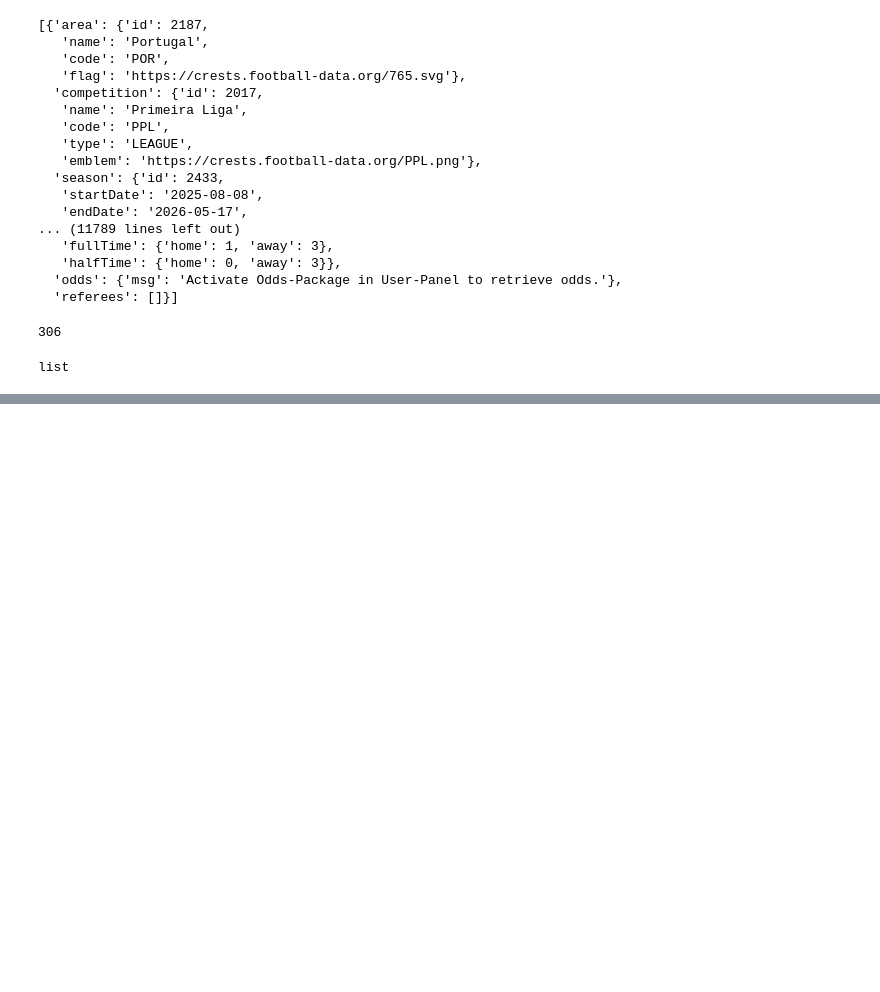
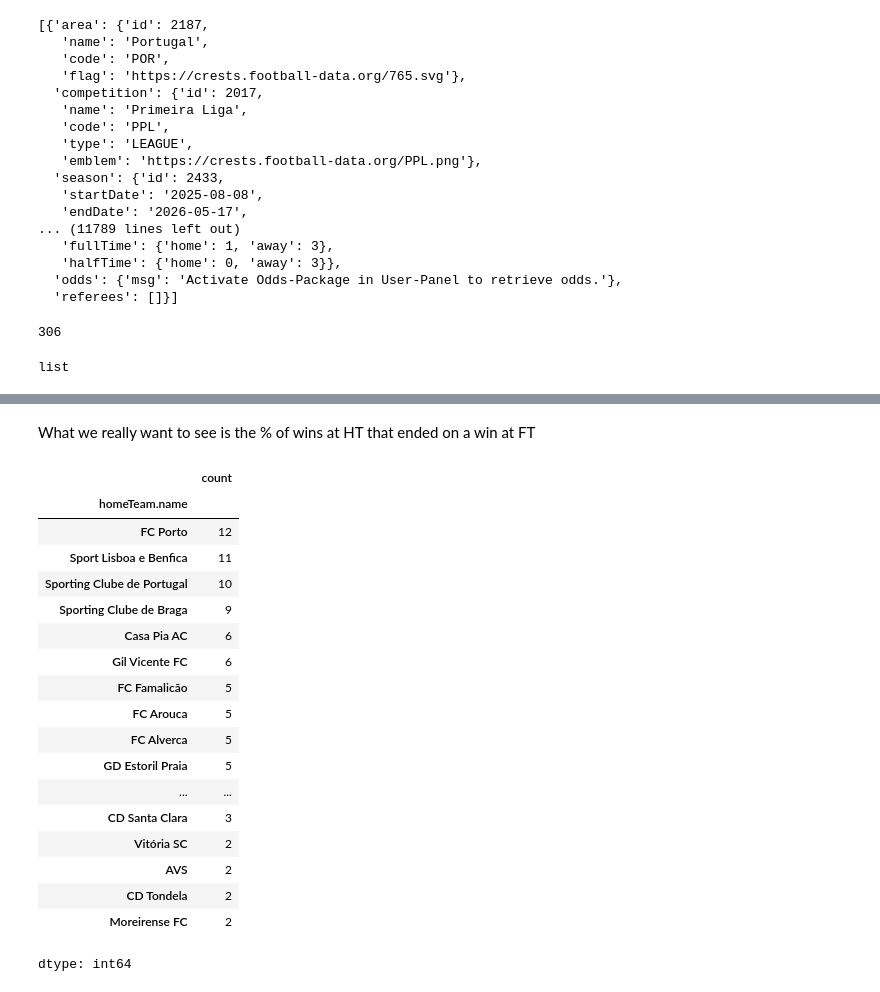
Before and after one commit to rafa-el-ferreira/Portuguese-League-25-26, a Jupyter notebook: Task_M10.ipynb, the cells around one changed output, grey strips where cells are left out. Drawn from its saved outputs; the diff is of its cells as text; code cells hidden in the pictures; blank space fills up the shorter version.

```diff
--- a/Task_M10.ipynb
+++ b/Task_M10.ipynb
@@ -218,0 +282,27 @@ PPL_matches
+# %% [markdown]
+What we really want to see is the % of wins at HT that ended on a win at FT
+# %%
+#check, first, the amount of times that teams were winning at HT
+
+first_metric_final = PPL_matches[PPL_matches["score.halfTime.home"] > PPL_matches["score.halfTime.away"]]
+first_metric_final["homeTeam.name"].value_counts()
+# %% [output]
+|  | count |
+| homeTeam.name |  |
+| FC Porto | 12 |
+| Sport Lisboa e Benfica | 11 |
+| Sporting Clube de Portugal | 10 |
+| Sporting Clube de Braga | 9 |
+| Casa Pia AC | 6 |
+| Gil Vicente FC | 6 |
+| FC Famalicão | 5 |
+| FC Arouca | 5 |
+| FC Alverca | 5 |
+| GD Estoril Praia | 5 |
+| ... | ... |
+| CD Santa Clara | 3 |
+| Vitória SC | 2 |
+| AVS | 2 |
+| CD Tondela | 2 |
+| Moreirense FC | 2 |
+dtype: int64
```
Also changed, not shown: parts of 9 cells of this notebook.
